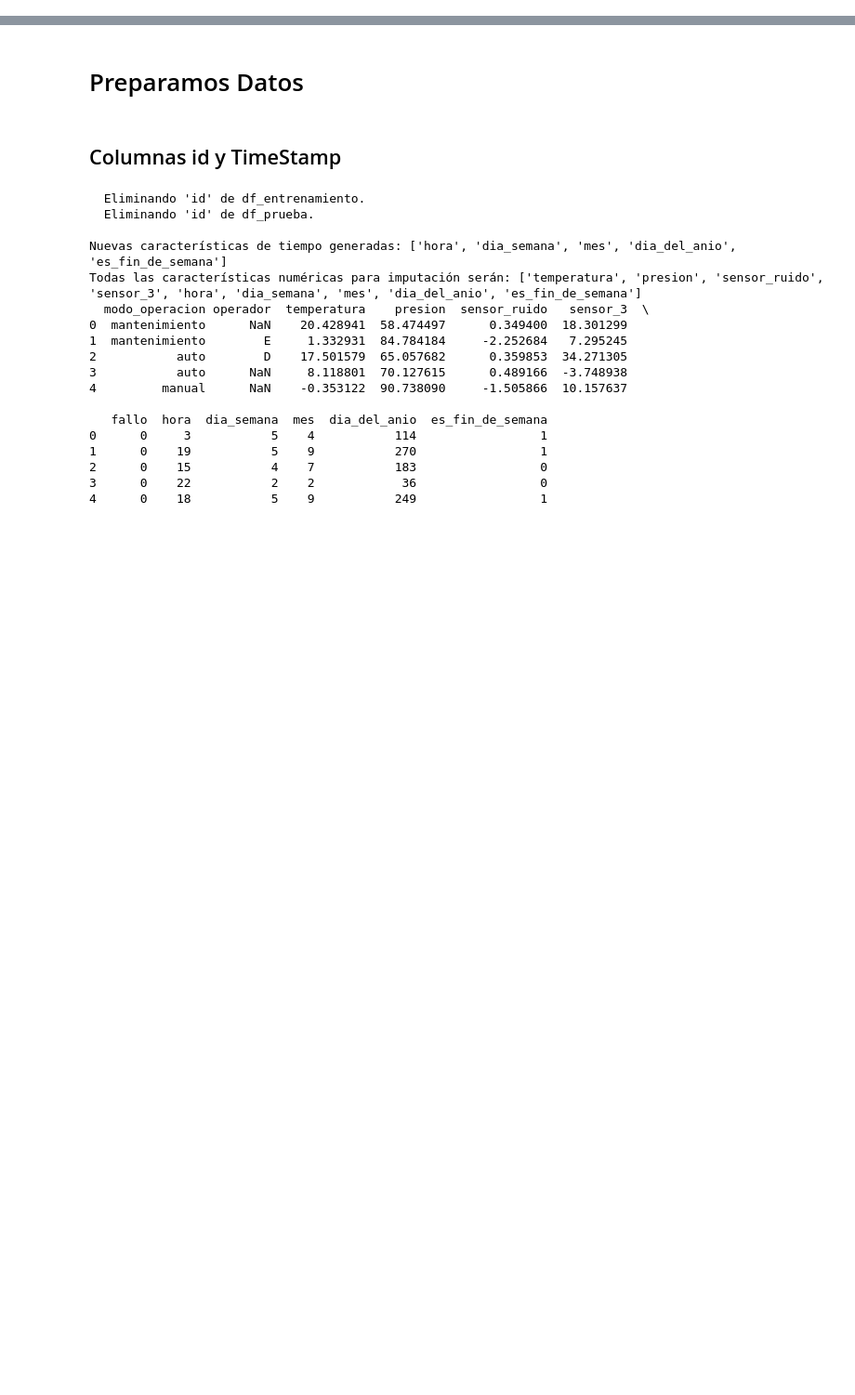
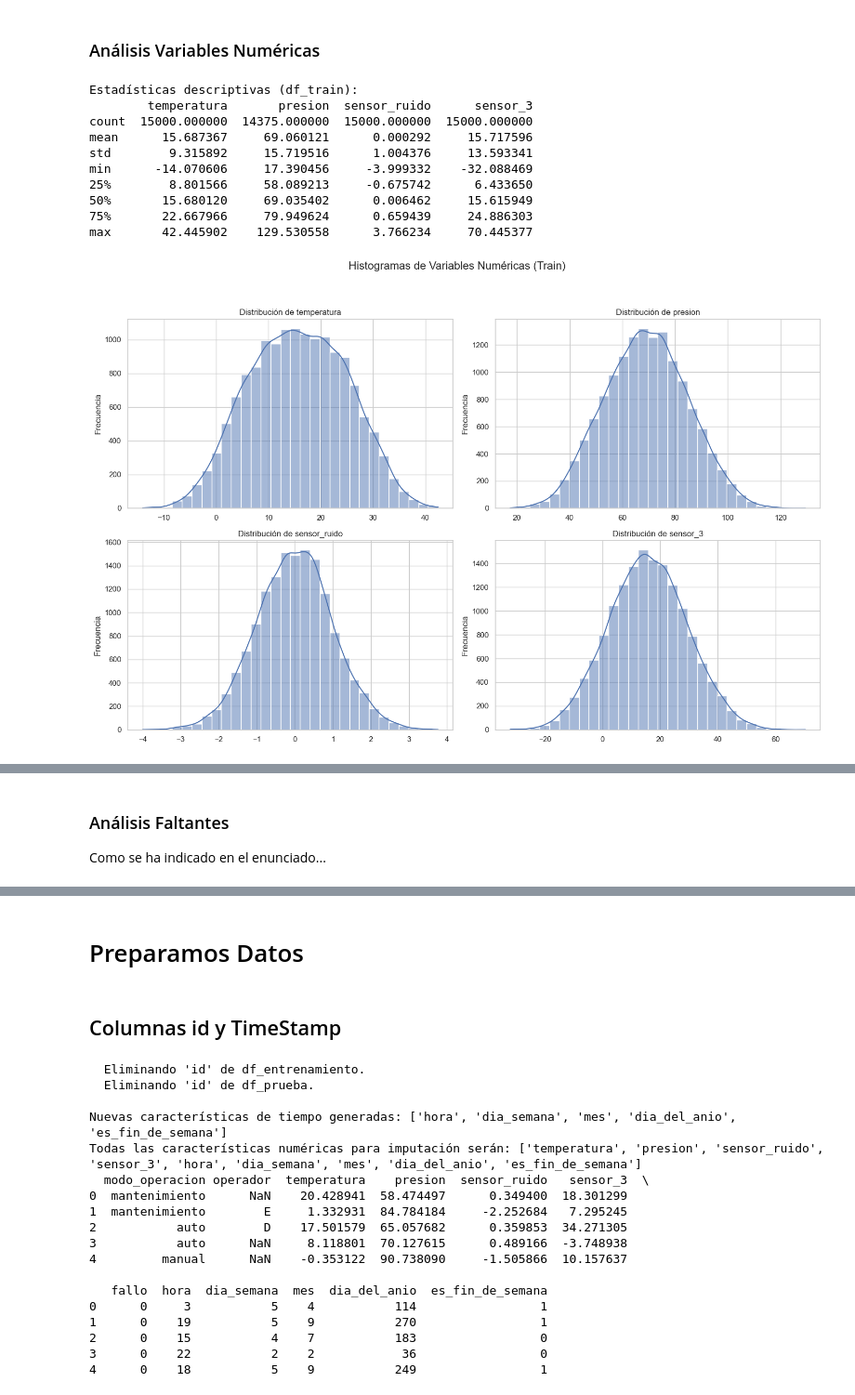
Before and after one commit to albertoPerez25/Analisis-De-Datos-Y-Predicciones, a Jupyter notebook: Práctica3_DiegoGarcia_AlbertoPerez_AnalisisDatos.ipynb, the cells around one changed output, grey strips where cells are left out. Shown at 93% size. Cells and saved outputs as stored; diff of their text form; code cells hidden in the pictures; blank space fills up the shorter version.

```diff
--- a/Práctica3_DiegoGarcia_AlbertoPerez_AnalisisDatos.ipynb
+++ b/Práctica3_DiegoGarcia_AlbertoPerez_AnalisisDatos.ipynb
@@ -2,0 +227,57 @@
+# %% [markdown]
+### Análisis Variables Numéricas
+# %%
+numerical_cols = ['temperatura', 'presion', 'sensor_ruido', 'sensor_3']
+
+print("\nEstadísticas descriptivas (df_train):")
+print(df_train[numerical_cols].describe())
+
+n_cols = 2
+n_rows = (len(numerical_cols) + n_cols - 1) // n_cols
+
+fig, axes = plt.subplots(n_rows, n_cols, figsize=(15, n_rows * 5))
+axes = axes.flatten()
+
+for i, col in enumerate(numerical_cols):
+    sns.histplot(df_train[col], kde=True, ax=axes[i], bins=30)
+    axes[i].set_title(f'Distribución de {col}')
+    axes[i].set_xlabel('')
+    axes[i].set_ylabel('Frecuencia')
+
+if len(numerical_cols) < len(axes):
+    for j in range(len(numerical_cols), len(axes)):
+        fig.delaxes(axes[j])
+
+plt.suptitle('Histogramas de Variables Numéricas (Train)', y=1.02, fontsize=16)
+plt.tight_layout(rect=[0, 0.03, 1, 0.98])
+plt.show()
+
+
+fig, axes = plt.subplots(n_rows, n_cols, figsize=(15, n_rows * 5))
+axes = axes.flatten()
+
+for i, col in enumerate(numerical_cols):
+    sns.boxplot(y=df_train[col], ax=axes[i], palette='viridis')
+    axes[i].set_title(f'Boxplot de {col}')
+    axes[i].set_ylabel('')
+
+
+if len(numerical_cols) < len(axes):
+    for j in range(len(numerical_cols), len(axes)):
+        fig.delaxes(axes[j])
+
+plt.suptitle('Boxplots de Variables Numéricas (Train)', y=1.02, fontsize=16)
+plt.tight_layout(rect=[0, 0.03, 1, 0.98])
+plt.show()
+# %% [output]
+Estadísticas descriptivas (df_train):
+        temperatura       presion  sensor_ruido      sensor_3
+count  15000.000000  14375.000000  15000.000000  15000.000000
+mean      15.687367     69.060121      0.000292     15.717596
+std        9.315892     15.719516      1.004376     13.593341
+min      -14.070606     17.390456     -3.999332    -32.088469
+25%        8.801566     58.089213     -0.675742      6.433650
+50%       15.680120     69.035402      0.006462     15.615949
+75%       22.667966     79.949624      0.659439     24.886303
+max       42.445902    129.530558      3.766234     70.445377
+[figure, added]
@@ -2,0 +285,4 @@
+# %% [markdown]
+### Análisis Faltantes
+
+Como se ha indicado en el enunciado...
```
Also changed, not shown: parts of 42 cells of this notebook, 5 other files.
